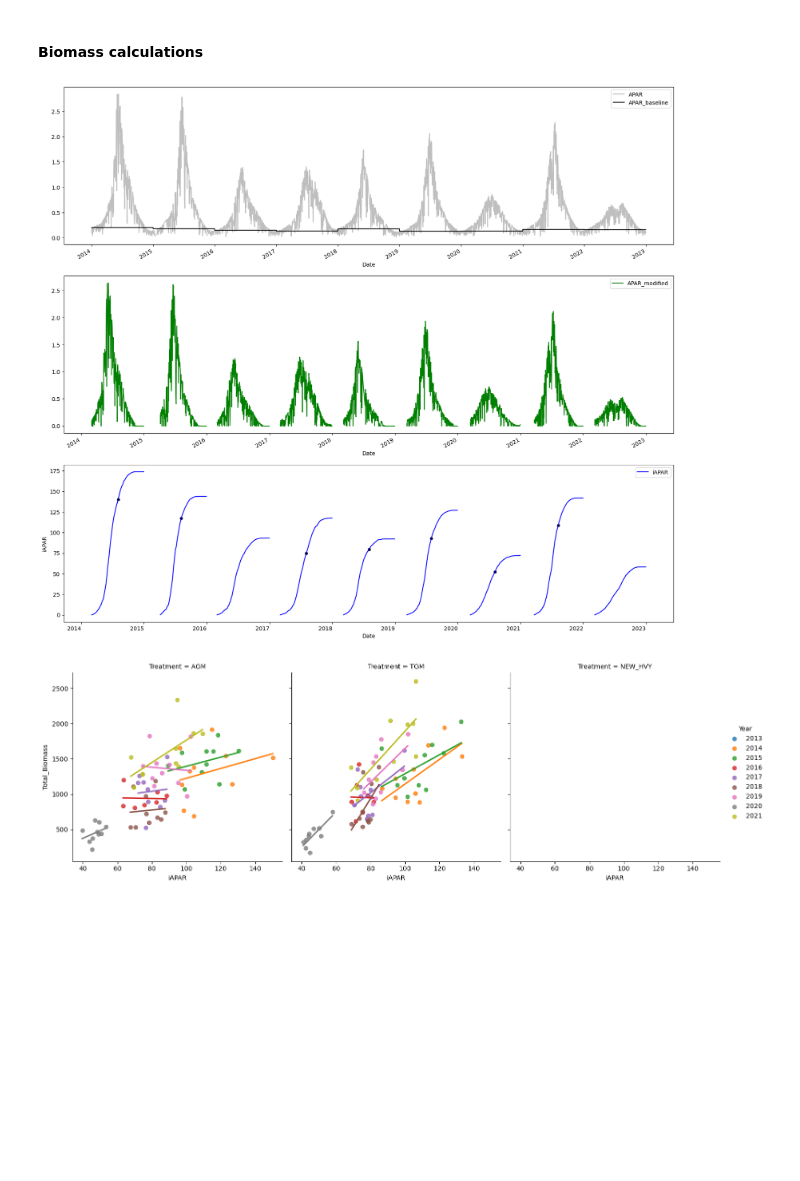
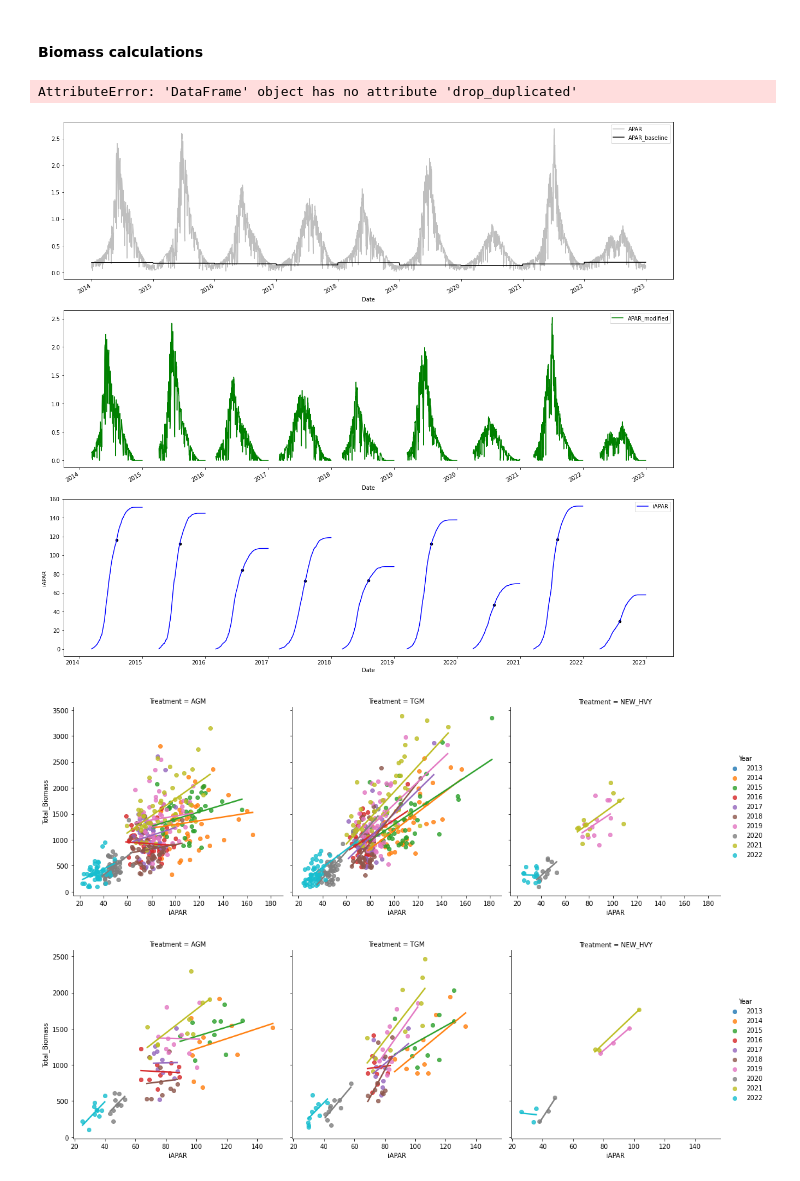
Before and after one commit to kearney-sp/cper_hls_veg_models, a Jupyter notebook: production/calculate_iapar.ipynb, the cells around one changed output. Drawn from its saved outputs; the diff is of its cells as text; code cells hidden in the pictures; blank space fills up the shorter version.

```diff
--- a/production/calculate_iapar.ipynb
+++ b/production/calculate_iapar.ipynb
@@ -111,6 +127,4 @@ if 2014 not in s_dates['Year'].unique():
 # %%
-#convert SamplingDate column to datetime
-s_dates['SamplingDate'] = pd.to_datetime(s_dates['SamplingDate'])
 #add median sampling date column
 s_dates['Median_Sampling_Date'] = s_dates.groupby(['Id', 'Year'])['SamplingDate'].transform('median')
 
@@ -121,6 +135,11 @@ s_dates = s_dates.rename(columns={"Median_Sampling_Date": "SamplingDate"})
 
 # convert back to datetime without time
 s_dates['SamplingDate'] = s_dates['SamplingDate'].dt.normalize()
+
+# drop newly duplicated values
+s_dates = s_dates.drop_duplicates()
+# %% [output]
+AttributeError: 'DataFrame' object has no attribute 'drop_duplicated'
 # %%
 # calculate baseline APAR based on SOS
 APAR_baseline = APAR.groupby(['Year', 'Id']).apply(
@@ -164,7 +182,7 @@ df_merged = pd.merge(ground_mean, APAR[['Id', 'Date', 'iAPAR']],
 # %%
 import seaborn as sns
 fig, axs = plt.subplots(nrows=3, figsize=(20, 20))
-plot = '19N_P2'
+plot = '18S_P4'
 APAR[APAR['Id'] == plot].plot(x='Date', y='APAR', ax=axs[0], c='grey', alpha=0.5)
 APAR[APAR['Id'] == plot].plot(x='Date', y='APAR_baseline', ax=axs[0], c='black')
 APAR[APAR['Id'] == plot].plot(x='Date', y='APAR_modified', ax=axs[1], c='green')
@@ -172,14 +190,19 @@ APAR[APAR['Id'] == plot].plot(x='Date', y='iAPAR', ax=axs[2], c='blue')
 df_merged[df_merged['Id'] == plot].plot.scatter(x='Date', y='iAPAR', s=20, c='black', ax=axs[2])
 plt.show()
 # %% [output]
-[figure, old version]
+[figure, new version]
 # %%
-import seaborn as sns
 sns.lmplot(x='iAPAR', y='Total_Biomass', hue='Year', col='Treatment', ci=None,
-           data=df_merged.groupby(['Year', 'Treatment', 'Pasture']).mean(numeric_only=True).reset_index())
+           data=df_merged.reset_index())
 plt.show()
 # %% [output]
-[figure, old version]
+[figure, new version]
+# %%
+sns.lmplot(x='iAPAR', y='Total_Biomass', hue='Year', col='Treatment', ci=None,
+           data=df_merged.groupby(['Year', 'Treatment', 'Pasture']).mean(numeric_only=True).reset_index())
+plt.show()
+# %% [output]
+[figure, added]
 # %%
 sns.lmplot(x='iAPAR', y='Total_Biomass', hue='Pasture', col='Treatment', ci=None,
            data=df_merged.groupby(['Year', 'Treatment', 'Pasture']).mean(numeric_only=True).reset_index())
```
Also changed, not shown: parts of 16 cells of this notebook, 8 other files.
